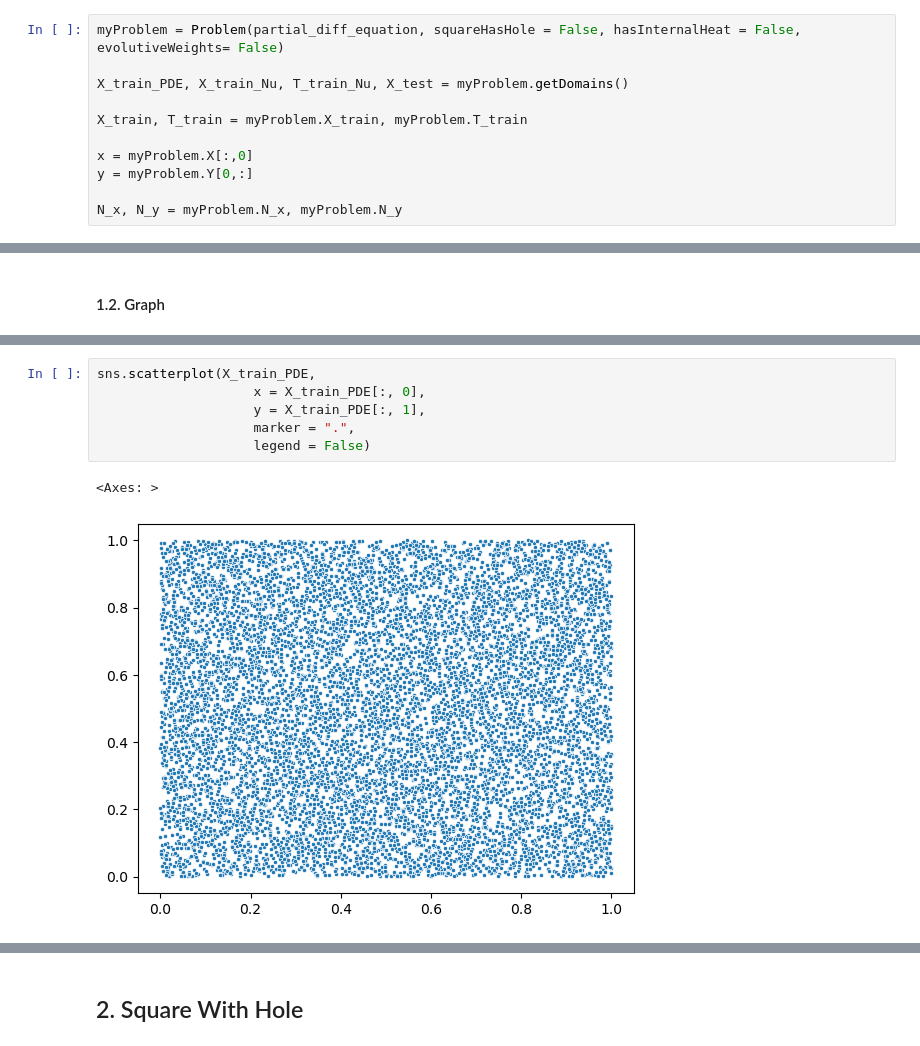
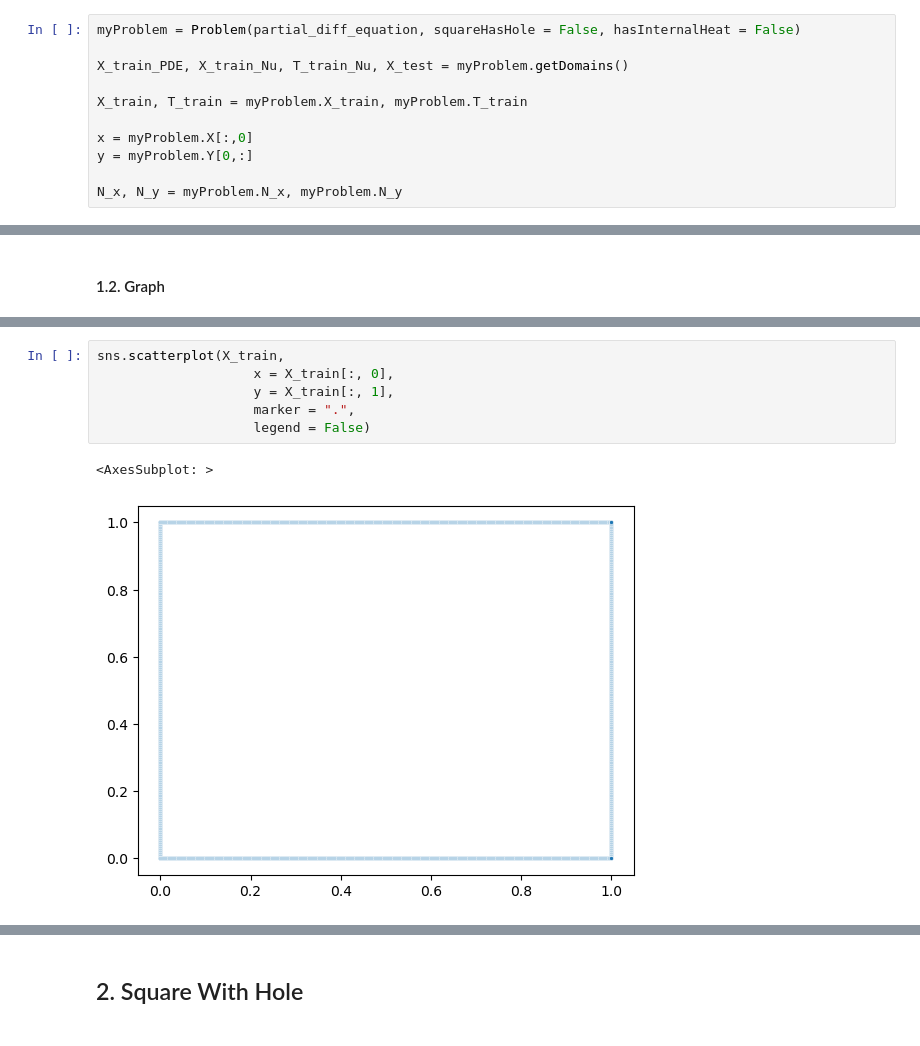
Before and after one commit to ThyCap/TCC, a Jupyter notebook: viz_file.ipynb, the cells around one changed output, grey strips where cells are left out. Drawn from its saved outputs; the diff is of its cells as text.

```diff
--- a/viz_file.ipynb
+++ b/viz_file.ipynb
@@ -112,7 +202,7 @@ $$ Loss_{total} = \frac{N_f}{N_u} Loss_{BC}+ Loss_{PDE}
 # %% [markdown]
 #### 1.1. Setup and calculation
 # %%
-myProblem = Problem(partial_diff_equation, squareHasHole = False, hasInternalHeat = False, evolutiveWeights= False)
+myProblem = Problem(partial_diff_equation, squareHasHole = False, hasInternalHeat = False)
 
 X_train_PDE, X_train_Nu, T_train_Nu, X_test = myProblem.getDomains()
 
@@ -233,10 +237,10 @@ def pplot2(u_pred,lossTensor, num_ticks = 11, mask = np.full((500, 500), False))
 # %%
-sns.scatterplot(X_train_PDE,
-                    x = X_train_PDE[:, 0],
-                    y = X_train_PDE[:, 1],
+sns.scatterplot(X_train,
+                    x = X_train[:, 0],
+                    y = X_train[:, 1],
                     marker = ".",
                     legend = False)
 # %% [output]
-<Axes: >
+<AxesSubplot: >
-[figure, old version]
+[figure, new version]
 # %%
```
Also changed, not shown: parts of 19 cells of this notebook, 23 other files.
